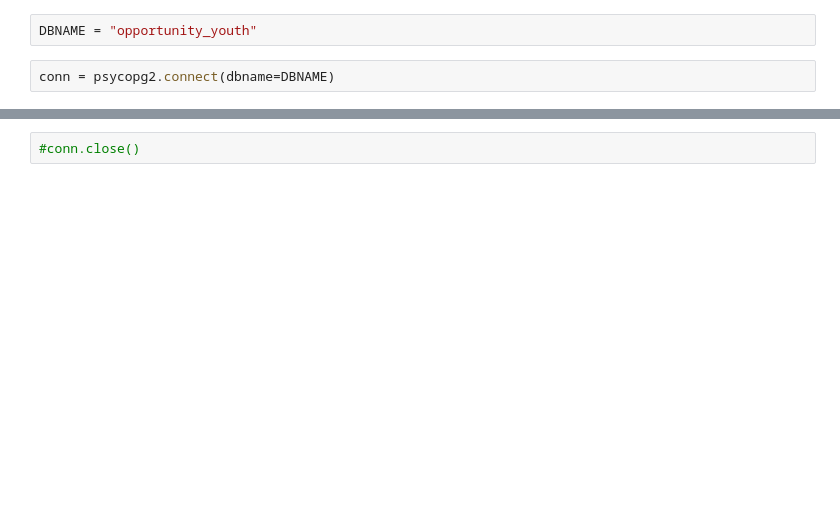
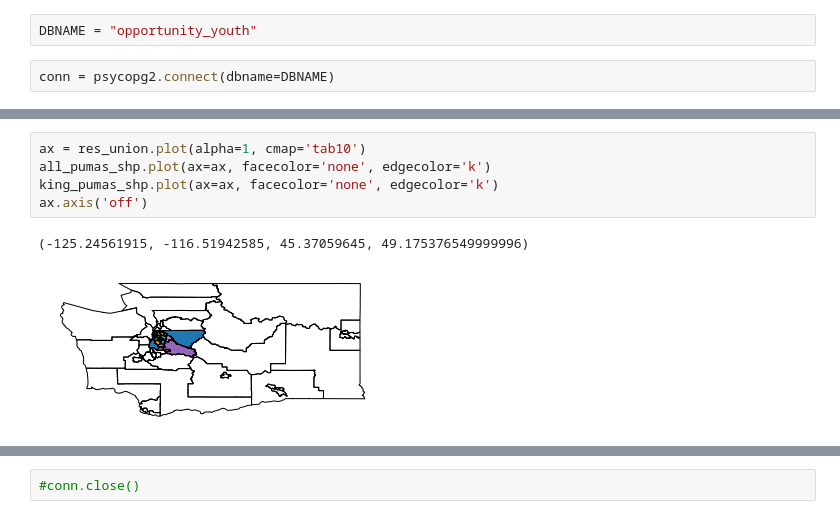
Before and after one commit to JJHick95/phase-1-project-west-ds-082420, a Jupyter notebook: notebooks/exploratory/mapping.ipynb, the cells around one changed output, grey strips where cells are left out. Saved outputs shown, nothing was run; the diff lists cells and outputs as text; blank space fills up the shorter version.

```diff
--- a/notebooks/exploratory/mapping.ipynb
+++ b/notebooks/exploratory/mapping.ipynb
@@ -168,0 +138,8 @@ gdf.plot(ax=ax, color='red')
+# %%
+ax = res_union.plot(alpha=1, cmap='tab10')
+all_pumas_shp.plot(ax=ax, facecolor='none', edgecolor='k')
+king_pumas_shp.plot(ax=ax, facecolor='none', edgecolor='k')
+ax.axis('off')
+# %% [output]
+(-125.24561915, -116.51942585, 45.37059645, 49.175376549999996)
+[figure, added]
```
Also changed, not shown: parts of 50 cells of this notebook.
